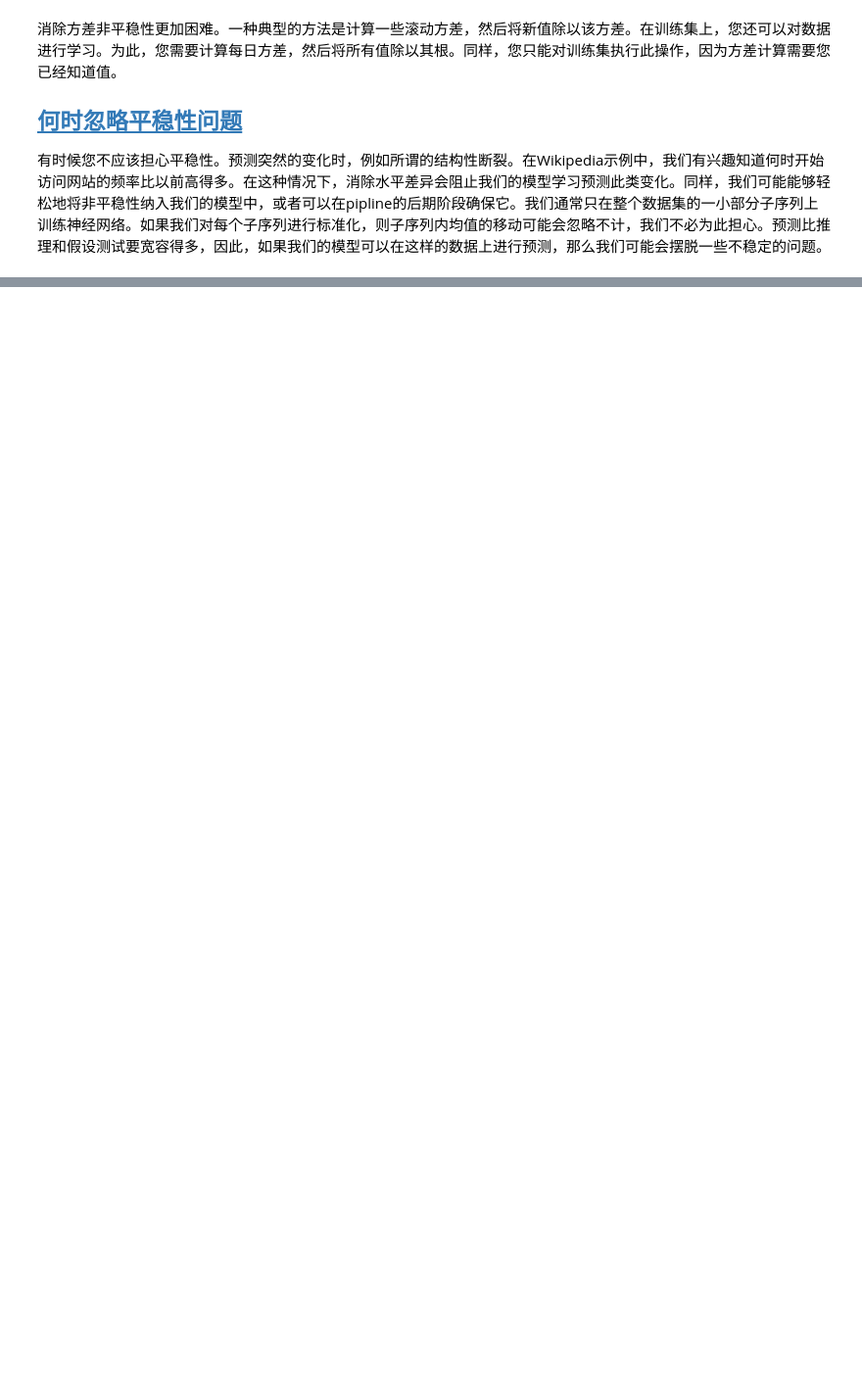
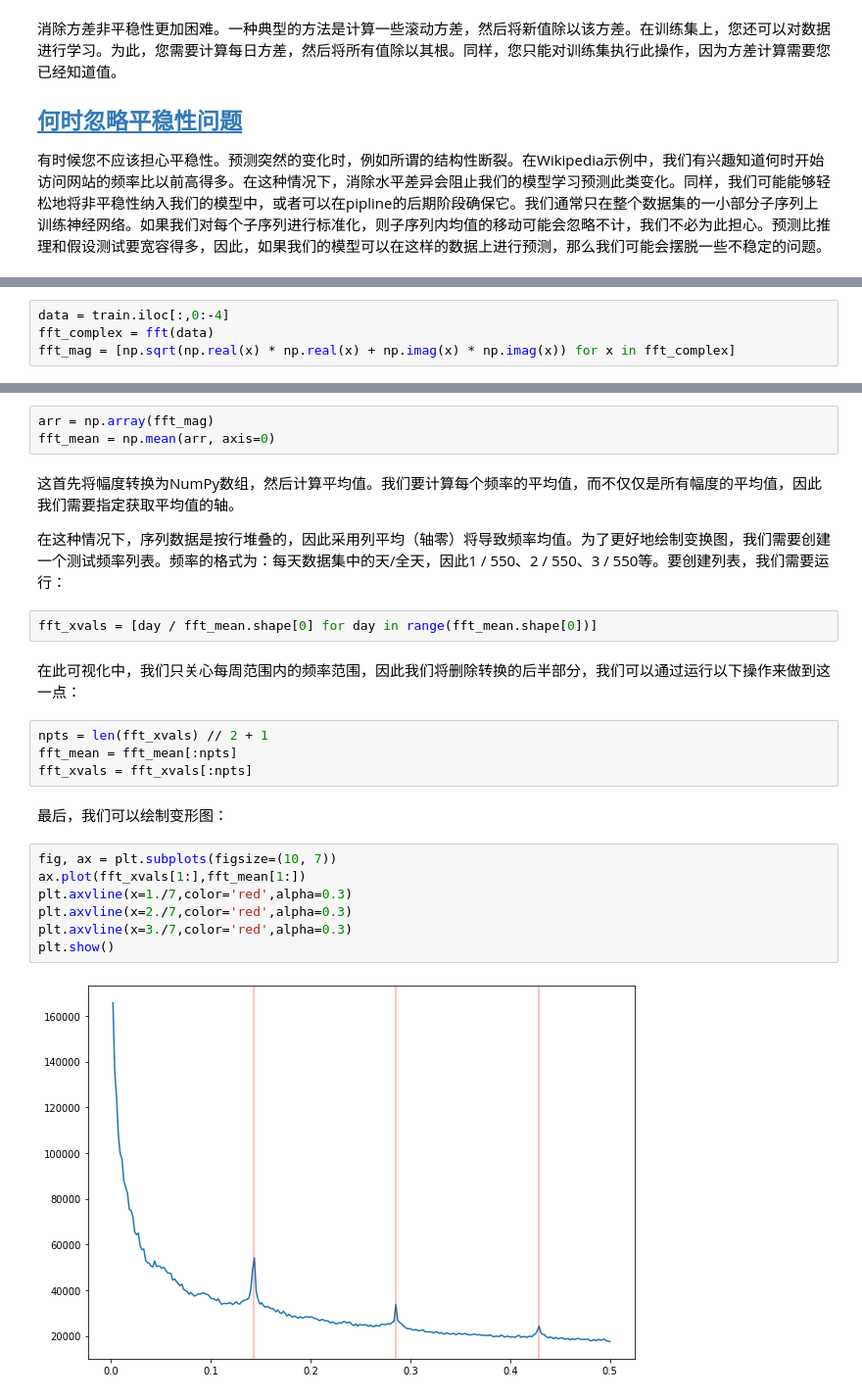
Before and after one commit to Knowledge-Precipitation-Tribe/Time-series-analysis, a Jupyter notebook: references/理解时间序列.ipynb, the cells around one changed output, grey strips where cells are left out. Shown: that part at 98% size. Drawn from its saved outputs; the diff is of its cells as text; blank space fills up the shorter version.

```diff
--- a/references/理解时间序列.ipynb
+++ b/references/理解时间序列.ipynb
@@ -253,0 +283,4 @@ array([0.        , 0.00986085, 0.01972169, 0.02958254, 0.03944338,
+# %%
+data = train.iloc[:,0:-4]
+fft_complex = fft(data)
+fft_mag = [np.sqrt(np.real(x) * np.real(x) + np.imag(x) * np.imag(x)) for x in fft_complex]
@@ -253,0 +291,26 @@ array([0.        , 0.00986085, 0.01972169, 0.02958254, 0.03944338,
+# %%
+arr = np.array(fft_mag)
+fft_mean = np.mean(arr, axis=0)
+# %% [markdown]
+这首先将幅度转换为NumPy数组，然后计算平均值。我们要计算每个频率的平均值，而不仅仅是所有幅度的平均值，因此我们需要指定获取平均值的轴。
+
+在这种情况下，序列数据是按行堆叠的，因此采用列平均（轴零）将导致频率均值。为了更好地绘制变换图，我们需要创建一个测试频率列表。频率的格式为：每天数据集中的天/全天，因此1 / 550、2 / 550、3 / 550等。要创建列表，我们需要运行：
+# %%
+fft_xvals = [day / fft_mean.shape[0] for day in range(fft_mean.shape[0])]
+# %% [markdown]
+在此可视化中，我们只关心每周范围内的频率范围，因此我们将删除转换的后半部分，我们可以通过运行以下操作来做到这一点：
+# %%
+npts = len(fft_xvals) // 2 + 1
+fft_mean = fft_mean[:npts]
+fft_xvals = fft_xvals[:npts]
+# %% [markdown]
+最后，我们可以绘制变形图：
+# %%
+fig, ax = plt.subplots(figsize=(10, 7))
+ax.plot(fft_xvals[1:],fft_mean[1:])
+plt.axvline(x=1./7,color='red',alpha=0.3)
+plt.axvline(x=2./7,color='red',alpha=0.3)
+plt.axvline(x=3./7,color='red',alpha=0.3)
+plt.show()
+# %% [output]
+[figure, added]
```
Also changed, not shown: parts of 7 cells of this notebook.
